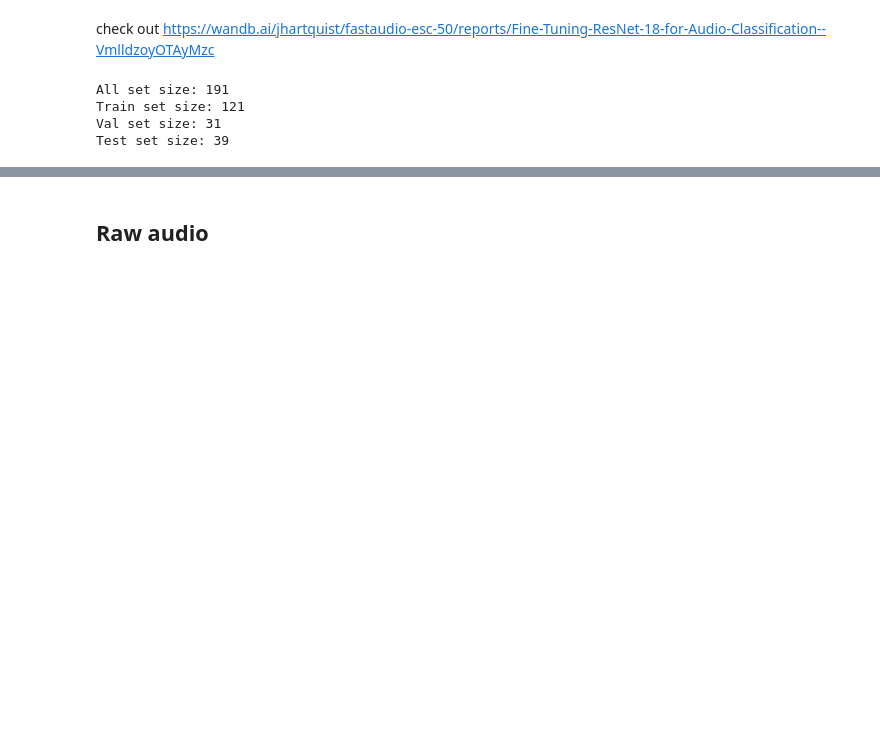
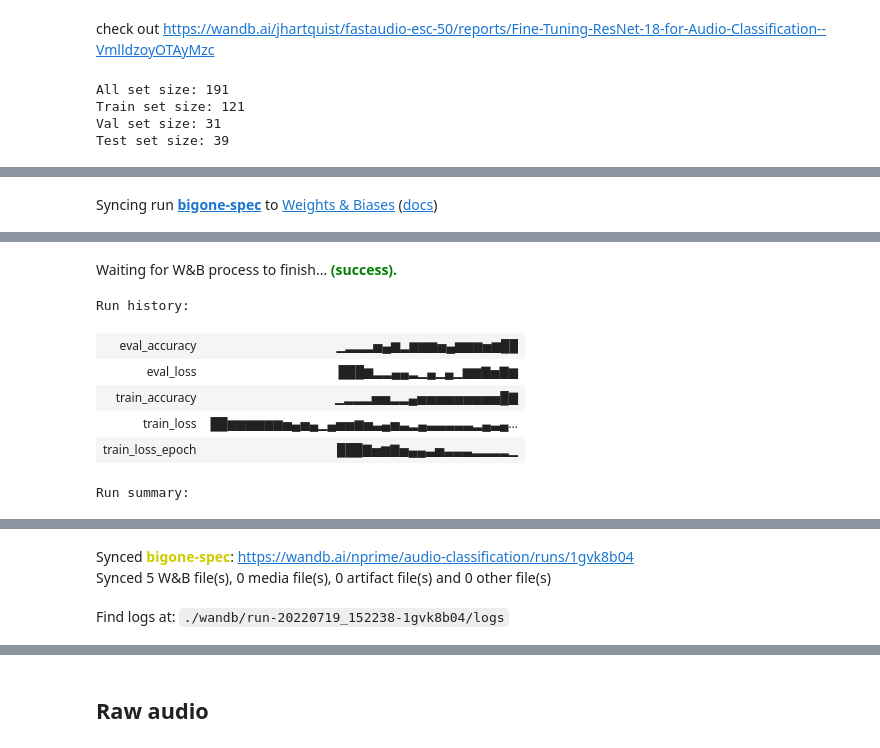
Before and after one commit to nprime496/building-floor-recognition, a Jupyter notebook: code/audio_classification.ipynb, the cells around one changed output, grey strips where cells are left out. Cells and saved outputs as stored; diff of their text form; code cells hidden in the pictures; blank space fills up the shorter version.

```diff
--- a/code/audio_classification.ipynb
+++ b/code/audio_classification.ipynb
@@ -1509,0 +1586,68 @@ a = plot_spectrogram(val_set[8][0][0])
+# %%
+for modality in {'spec'}:
+  for model_name in MODELS_MODALITY[modality]:
+    print(f"{bcolors.OKBLUE}Evaluating {model_name} on modality {modality}{bcolors.ENDC}")
+    model = MODELS[model_name]
+    #print(model)
+    if hasattr(model, '_init_weights'):
+      model._init_weights()
+    else:
+      model.apply(initialize_weights) # Initilialize model weights
+    rate_learning = 3e-3
+    optimizer = torch.optim.Adam(model.parameters(), lr=rate_learning)
+    loss_fn = nn.CrossEntropyLoss()
+    patience = 5
+    reduce_plateau_factor = 0.5
+    scheduler = ReduceLROnPlateau(optimizer, 'min',patience = patience,factor=reduce_plateau_factor,verbose=True)
+    num_epochs = 20
+    early_stop = 100
+    chunk_size = 5
+    reporter = WandbReporter(wandb,name=f"{model_name}-{modality}", config={"model":model_name,"epochs": num_epochs,"learning_rate":rate_learning, "batch_size": batch_size, "reduce_plateau_factor":0.5,"reduce_on_plateau_patience":batch_size,"chunked":chunk_size})
+
+    # Training function. We simply have to loop over our data iterator and feed the inputs to the network and optimize.
+
+    best_accuracy = 0.0
+    # Convert model parameters and buffers to CPU or Cuda
+    model.to(device)
+    best_loss = 1e7
+    count = 0
+
+    if reporter:
+      reporter.start()
+    for epoch in range(num_epochs):  # loop over the dataset multiple times
+        running_loss = 0.0
+        running_acc = 0.0
+
+        running_loss = train(model,DATA[modality]['train_loader'],optimizer,loss_fn,train_steps=1,device=device,reporter=reporter)
+        # Compute and print the average accuracy fo this epoch when tested over all 10000 test images
+        train_loss, train_accuracy = evaluate(model,DATA[modality]['train_loader'],loss_fn,device)
+        eval_loss, accuracy = evaluate(model,DATA[modality]['val_loader'],loss_fn,device)
+        print('Epoch[', epoch+1,'] eval accuracy %d %%' % (accuracy),"eval loss %.3f" % (eval_loss))
+        if reporter:
+          reporter.log({'eval_loss':eval_loss,'eval_accuracy':accuracy})
+          reporter.log({'train_loss_epoch':train_loss,'train_accuracy':train_accuracy})
+
+        # we want to save the model if the accuracy is the best
+        if best_loss > eval_loss:
+            print("Saving best model so far model eval loss = ",eval_loss)
+            saveModel(model,eval_loss)
+            best_loss = eval_loss
+            count = 0
+        else:
+          count += 1
+        scheduler.step(eval_loss)
+
+        if count>early_stop:
+          print("Early Stopping loss did not improve for ",early_stop," epochs")
+          break
+    if reporter:
+      reporter.stop()
+
+    loaded_model = MODELS[model_name]
+    loaded_model.load_state_dict(torch.load("./bestModel.pth"))
+    eval_train = evaluate(loaded_model,DATA[modality]['train_loader'],loss_fn,device)
+    eval_eval = evaluate(loaded_model,DATA[modality]['val_loader'],loss_fn,device)
+    eval_test = evaluate(loaded_model,DATA[modality]['test_loader'],loss_fn,device)
+    print(f"{bcolors.OKGREEN}>> Results for {model_name} on modality {modality}{bcolors.ENDC}")
+    print("Train :",eval_train,"Dev:",eval_eval,"Test",eval_test,end="\n\n",sep="\n")
+# %% [output]
@@ -1509,0 +1657 @@ a = plot_spectrogram(val_set[8][0][0])
+Syncing run bigone-spec to Weights & Biases (docs)
@@ -1509,0 +1675,8 @@ a = plot_spectrogram(val_set[8][0][0])
+Waiting for W&B process to finish... (success).
+Run history:
+| eval_accuracy | ▁▂▂▂▅▄▆▂▆▆▆▅▄▆▆▆▅▆██ |
+| eval_loss | ███▆▂▂▄▄▂▁▄▁▄▁▆▆▇▅▇▆ |
+| train_accuracy | ▁▂▂▂▅▅▂▂▄▅▅▅▅▅▅▅▅▅█▇ |
+| train_loss | ██▆▆▆▆▆▆▅▄▅▄▁▄▅▅▆▅▃▄▅▃▂▄▃▃▃▃▃▂▄▃▄... |
+| train_loss_epoch | ███▇▅▆▇▅▄▄▃▅▃▃▃▂▂▂▂▁ |
+Run summary:
@@ -1509,0 +1688,3 @@ a = plot_spectrogram(val_set[8][0][0])
+Synced bigone-spec: https://wandb.ai/nprime/audio-classification/runs/1gvk8b04
+Synced 5 W&B file(s), 0 media file(s), 0 artifact file(s) and 0 other file(s)
+Find logs at: ./wandb/run-20220719_152238-1gvk8b04/logs
```
Also changed, not shown: parts of 76 cells of this notebook.
